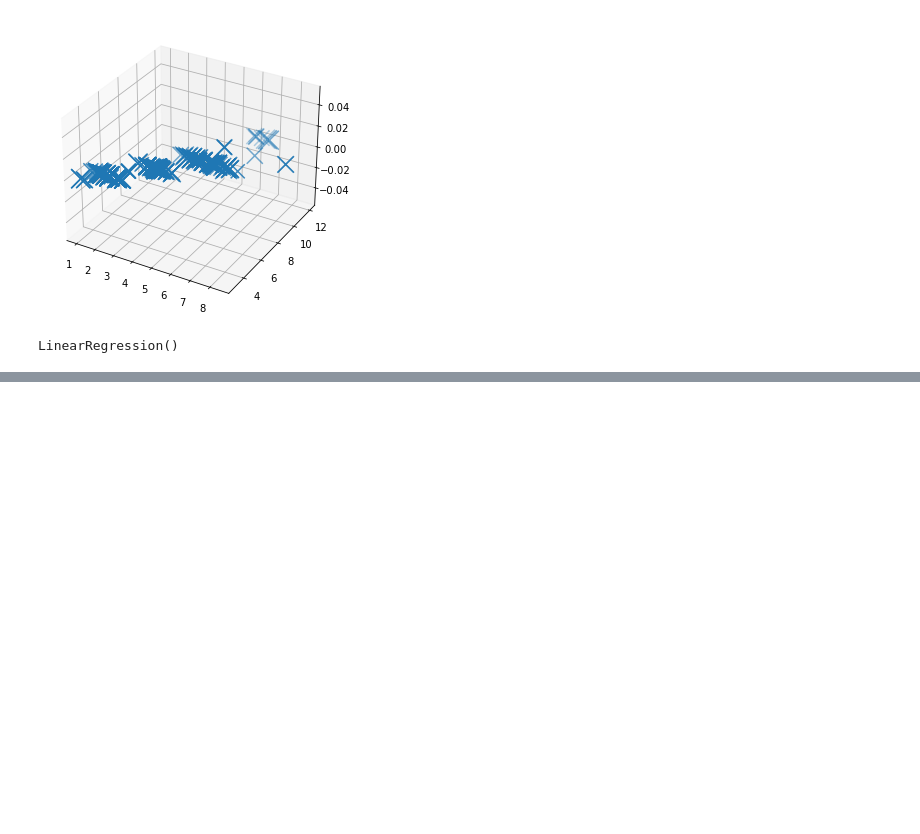
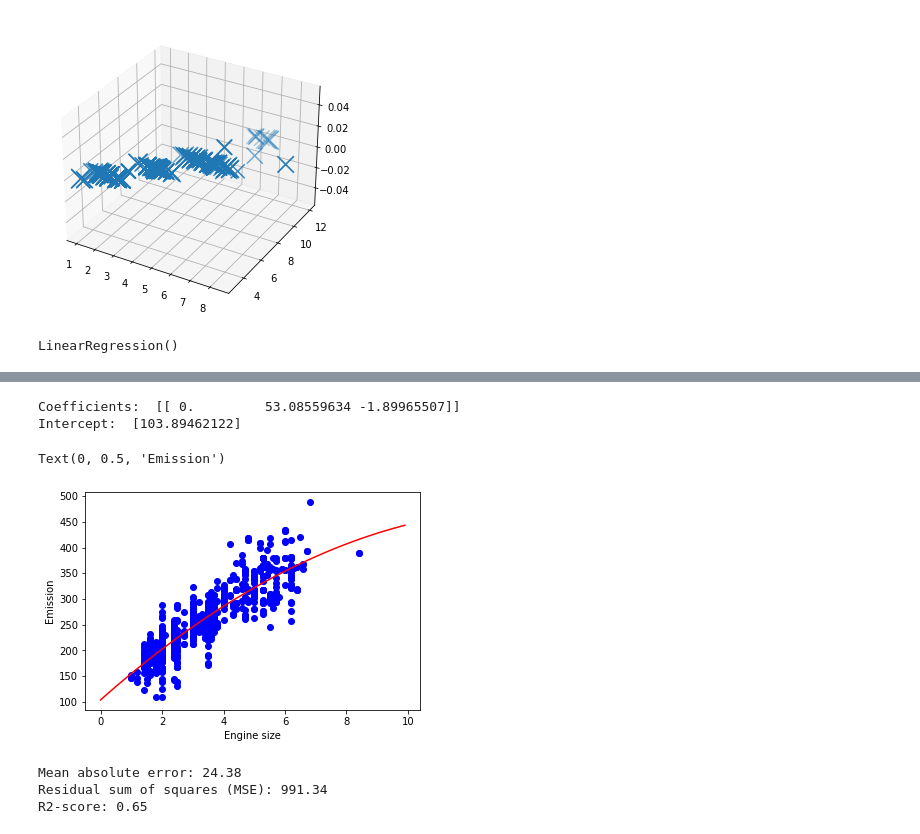
Before and after one commit to danny-cpp/ML-with-Python, a Jupyter notebook: myMLnotebook.ipynb, the cells around one changed output, grey strips where cells are left out. Saved outputs shown, nothing was run; the diff lists cells and outputs as text; code cells hidden in the pictures; blank space fills up the shorter version.

Commit message:
mult and poly reg

```diff
--- a/myMLnotebook.ipynb
+++ b/myMLnotebook.ipynb
@@ -163,0 +220,17 @@ LinearRegression()
+# %%
+msk = np.random.rand(len(df)) < 0.8
+train = cdf[msk]
+test = cdf[~msk]
+# %%
+from sklearn.preprocessing import PolynomialFeatures
+from sklearn import linear_model
+train_x = np.asanyarray(train[['ENGINESIZE']])
+train_y = np.asanyarray(train[['CO2EMISSIONS']])
+
+test_x = np.asanyarray(test[['ENGINESIZE']])
+test_y = np.asanyarray(test[['CO2EMISSIONS']])
+
+
+poly = PolynomialFeatures(degree=2)
+train_x_poly = poly.fit_transform(train_x)
+train_x_poly
@@ -163,0 +245,32 @@ LinearRegression()
+# %%
+clf = linear_model.LinearRegression()
+train_y_ = clf.fit(train_x_poly, train_y)
+# The coefficients
+print ('Coefficients: ', clf.coef_)
+print ('Intercept: ',clf.intercept_)
+# %% [output]
+Coefficients:  [[ 0.         53.08559634 -1.89965507]]
+Intercept:  [103.89462122]
+# %%
+plt.scatter(train.ENGINESIZE, train.CO2EMISSIONS,  color='blue')
+XX = np.arange(0.0, 10.0, 0.1)
+yy = clf.intercept_[0]+ clf.coef_[0][1]*XX+ clf.coef_[0][2]*np.power(XX, 2)
+plt.plot(XX, yy, '-r' )
+plt.xlabel("Engine size")
+plt.ylabel("Emission")
+# %% [output]
+Text(0, 0.5, 'Emission')
+[figure, added]
+# %%
+from sklearn.metrics import r2_score
+
+test_x_poly = poly.fit_transform(test_x)
+test_y_ = clf.predict(test_x_poly)
+
+print("Mean absolute error: %.2f" % np.mean(np.absolute(test_y_ - test_y)))
+print("Residual sum of squares (MSE): %.2f" % np.mean((test_y_ - test_y) ** 2))
+print("R2-score: %.2f" % r2_score(test_y_ , test_y) )
+# %% [output]
+Mean absolute error: 24.38
+Residual sum of squares (MSE): 991.34
+R2-score: 0.65
```
Also changed, not shown: parts of 10 cells of this notebook.
